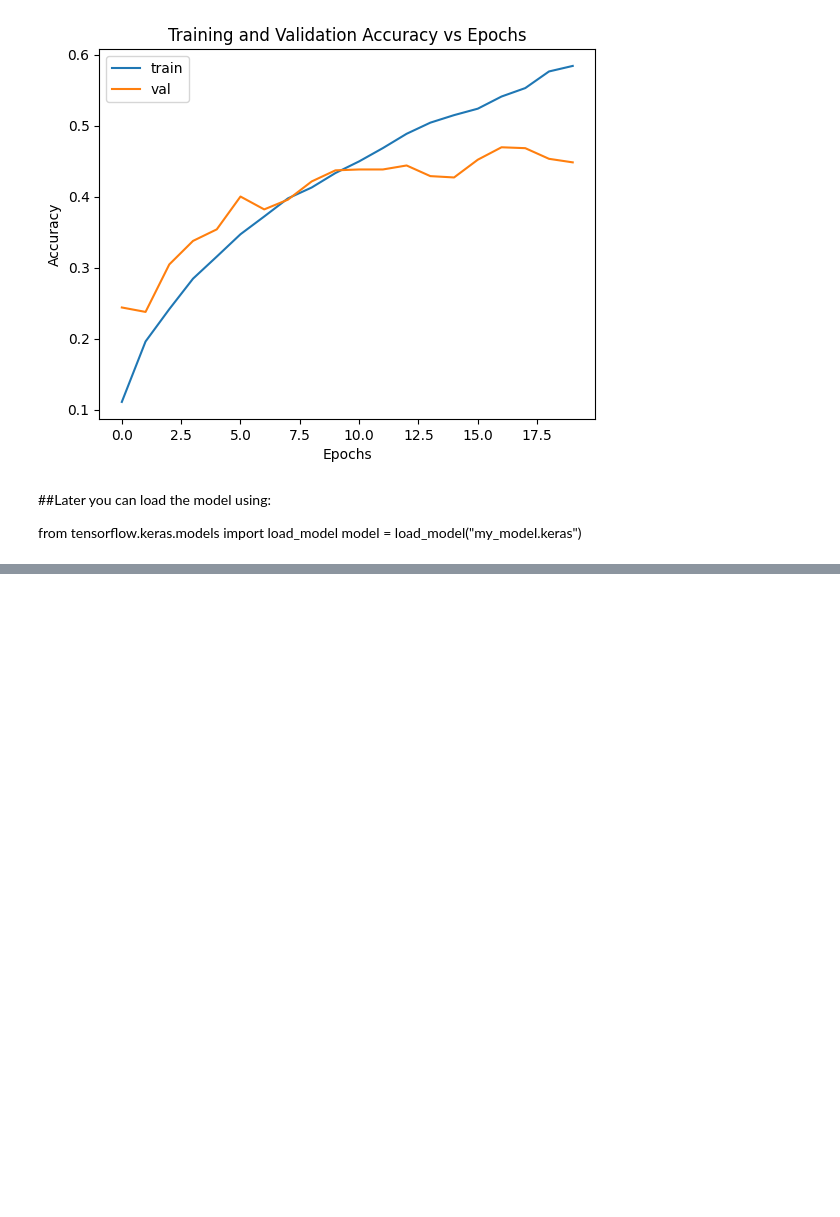
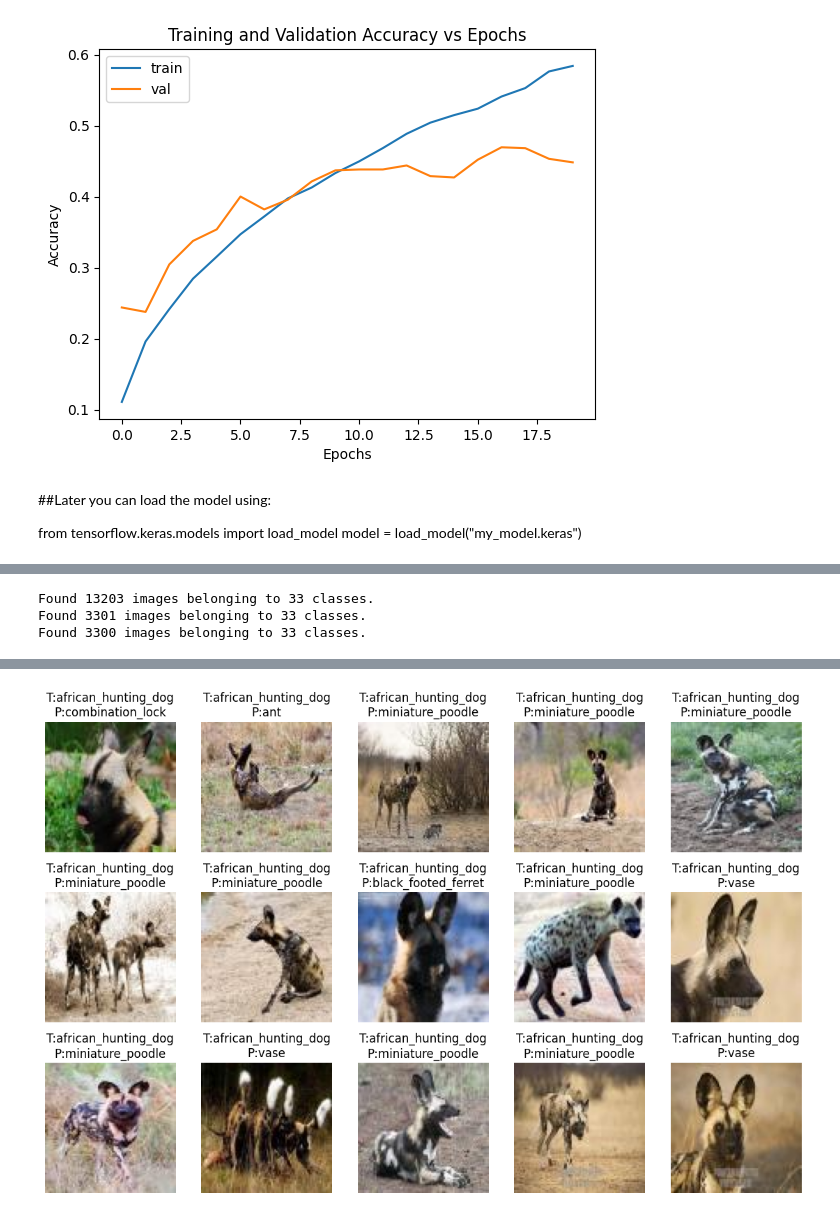
Before and after one commit to ranjan1975/IIT-Delhi-AI-ML-Course, a Jupyter notebook: Sharma_Ranjan_Module4Prpoject.ipynb, the cells around one changed output, grey strips where cells are left out. Cells and saved outputs as stored; diff of their text form; code cells hidden in the pictures; blank space fills up the shorter version.

```diff
--- a/Sharma_Ranjan_Module4Prpoject.ipynb
+++ b/Sharma_Ranjan_Module4Prpoject.ipynb
@@ -275,0 +299,40 @@ model = load_model("my_model.keras")
+# %%
+from tensorflow.keras.models import load_model
+model = load_model("my_model.keras")
+# %%
+DATASET_PATH = '/content/drive/MyDrive/AI ML IIT Course/Module 4 Project/Module 4 Project Dataset'
+train_loader = create_dataloader(DATASET_PATH + "/train")
+val_loader   = create_dataloader(DATASET_PATH + "/val", shuffle=False)
+test_loader  = create_dataloader(DATASET_PATH + "/test", shuffle=False)
+# %% [output]
+Found 13203 images belonging to 33 classes.
+Found 3301 images belonging to 33 classes.
+Found 3300 images belonging to 33 classes.
+# %%
+count = 0
+plt.figure(figsize=(14,9))
+
+for batch in test_loader:
+
+    x_test, y_test = batch
+    preds = model.predict(x_test)
+
+    for i in range(len(x_test)):
+        true_label = np.argmax(y_test[i])
+        pred_label = np.argmax(preds[i])
+
+        if true_label != pred_label:
+            plt.subplot(3,5,count+1)
+            plt.imshow(x_test[i])
+            plt.axis("off")
+            plt.title(f"T:{idx_to_class[true_label]}\nP:{idx_to_class[pred_label]}")
+            count += 1
+
+            if count == 15:
+                break
+
+    if count == 15:
+        break
+
+plt.show()
+# %% [output]
@@ -275,0 +340 @@ model = load_model("my_model.keras")
+[figure, added]
```
Also changed, not shown: parts of 22 cells of this notebook.
